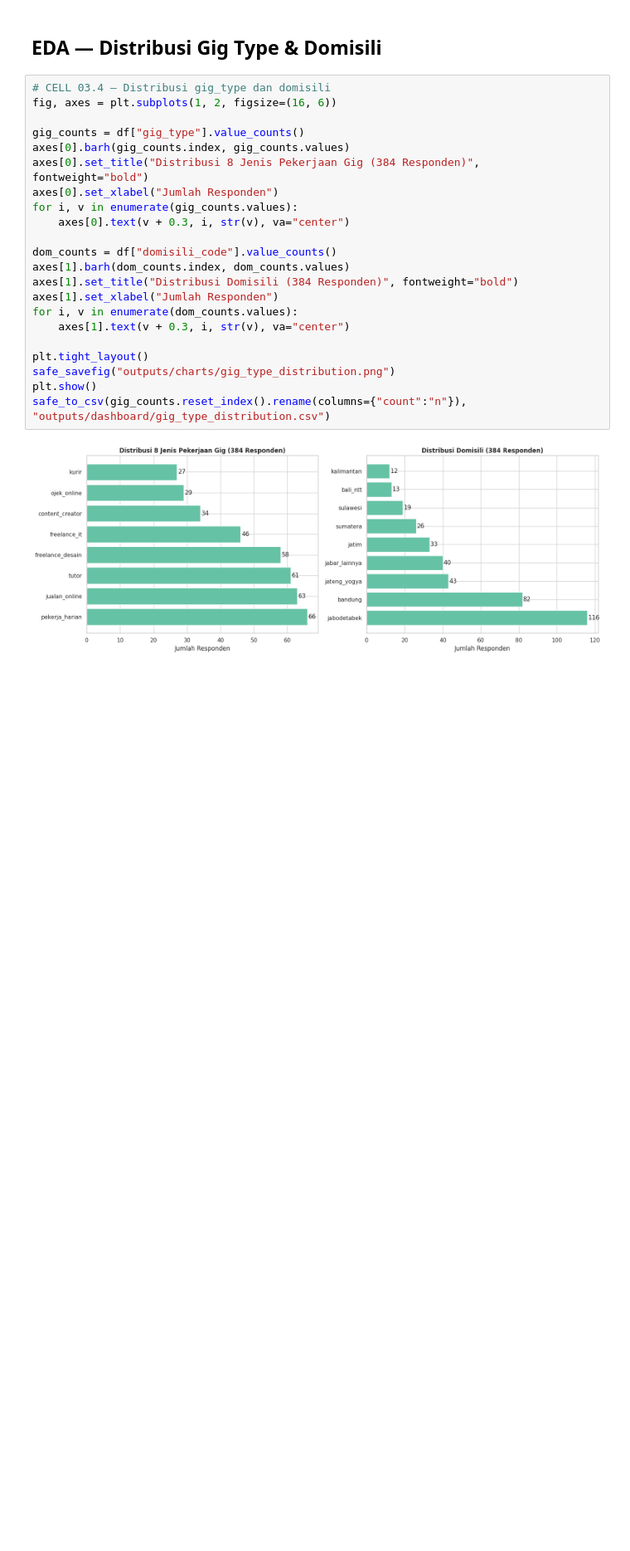
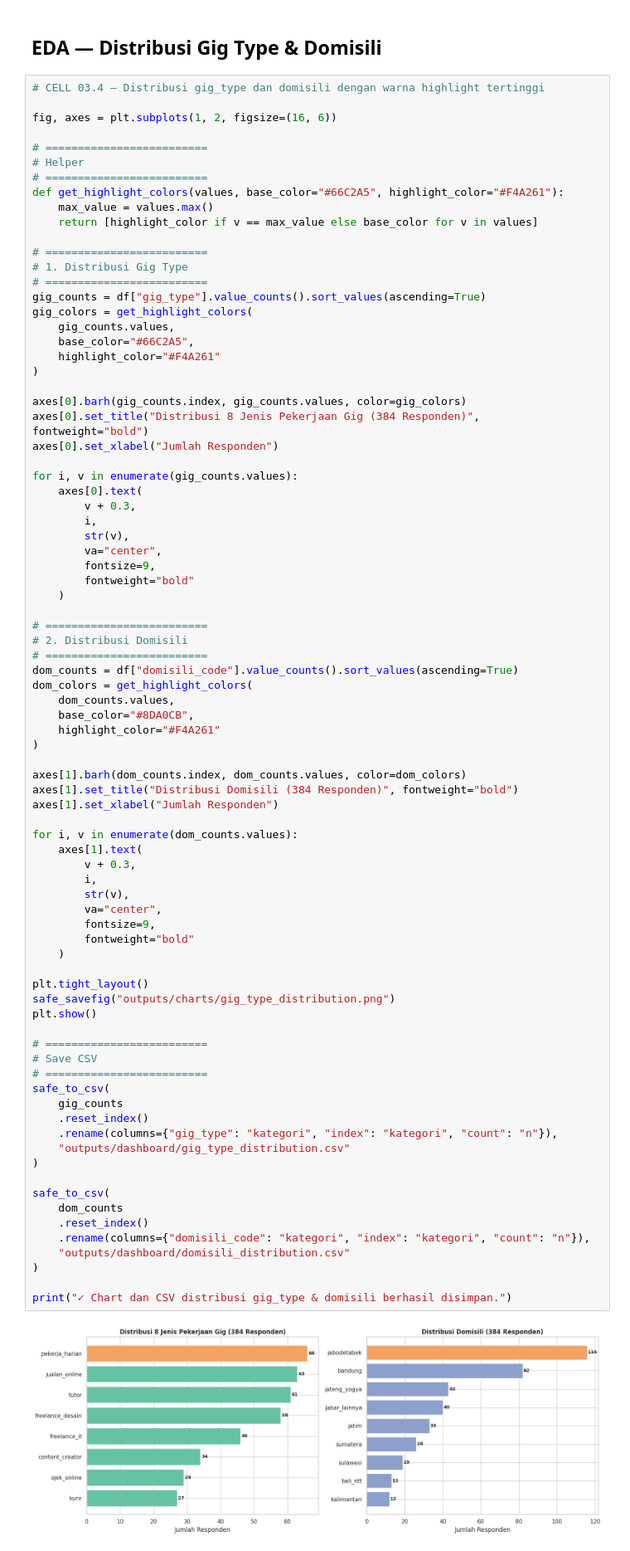
Before and after one commit to ClarisyaA/fingo-income-analysis, a Jupyter notebook: notebooks/03_EDA_Survey.ipynb, the cells around one changed output. Shown at 83% size. Saved outputs shown, nothing was run; the diff lists cells and outputs as text; blank space fills up the shorter version.

```diff
--- a/notebooks/03_EDA_Survey.ipynb
+++ b/notebooks/03_EDA_Survey.ipynb
@@ -199,26 +205,86 @@ print(f"  Unique respondents long: {df_long['respondent_id'].nunique()}")
 # %% [markdown]
 ## EDA — Distribusi Gig Type & Domisili
 # %%
-# CELL 03.4 — Distribusi gig_type dan domisili
+# CELL 03.4 — Distribusi gig_type dan domisili dengan warna highlight tertinggi
+
 fig, axes = plt.subplots(1, 2, figsize=(16, 6))
 
-gig_counts = df["gig_type"].value_counts()
-axes[0].barh(gig_counts.index, gig_counts.values)
+# =========================
+# Helper
+# =========================
+def get_highlight_colors(values, base_color="#66C2A5", highlight_color="#F4A261"):
+    max_value = values.max()
+    return [highlight_color if v == max_value else base_color for v in values]
+
+# =========================
+# 1. Distribusi Gig Type
+# =========================
+gig_counts = df["gig_type"].value_counts().sort_values(ascending=True)
+gig_colors = get_highlight_colors(
+    gig_counts.values,
+    base_color="#66C2A5",
+    highlight_color="#F4A261"
+)
+
+axes[0].barh(gig_counts.index, gig_counts.values, color=gig_colors)
 axes[0].set_title("Distribusi 8 Jenis Pekerjaan Gig (384 Responden)", fontweight="bold")
 axes[0].set_xlabel("Jumlah Responden")
+
 for i, v in enumerate(gig_counts.values):
-    axes[0].text(v + 0.3, i, str(v), va="center")
+    axes[0].text(
+        v + 0.3,
+        i,
+        str(v),
+        va="center",
+        fontsize=9,
+        fontweight="bold"
+    )
 
-dom_counts = df["domisili_code"].value_counts()
-axes[1].barh(dom_counts.index, dom_counts.values)
+# =========================
+# 2. Distribusi Domisili
+# =========================
+dom_counts = df["domisili_code"].value_counts().sort_values(ascending=True)
+dom_colors = get_highlight_colors(
+    dom_counts.values,
+    base_color="#8DA0CB",
+    highlight_color="#F4A261"
+)
+
+axes[1].barh(dom_counts.index, dom_counts.values, color=dom_colors)
 axes[1].set_title("Distribusi Domisili (384 Responden)", fontweight="bold")
 axes[1].set_xlabel("Jumlah Responden")
+
 for i, v in enumerate(dom_counts.values):
-    axes[1].text(v + 0.3, i, str(v), va="center")
+    axes[1].text(
+        v + 0.3,
+        i,
+        str(v),
+        va="center",
+        fontsize=9,
+        fontweight="bold"
+    )
 
 plt.tight_layout()
 safe_savefig("outputs/charts/gig_type_distribution.png")
 plt.show()
-safe_to_csv(gig_counts.reset_index().rename(columns={"count":"n"}), "outputs/dashboard/gig_type_distribution.csv")
+
+# =========================
+# Save CSV
+# =========================
+safe_to_csv(
+    gig_counts
+    .reset_index()
+    .rename(columns={"gig_type": "kategori", "index": "kategori", "count": "n"}),
+    "outputs/dashboard/gig_type_distribution.csv"
+)
+
+safe_to_csv(
+    dom_counts
+    .reset_index()
+    .rename(columns={"domisili_code": "kategori", "index": "kategori", "count": "n"}),
+    "outputs/dashboard/domisili_distribution.csv"
+)
+
+print("✓ Chart dan CSV distribusi gig_type & domisili berhasil disimpan.")
 # %% [output]
-[figure, old version]
+[figure, new version]
```
Also changed, not shown: parts of 7 cells of this notebook, 10 other files.
